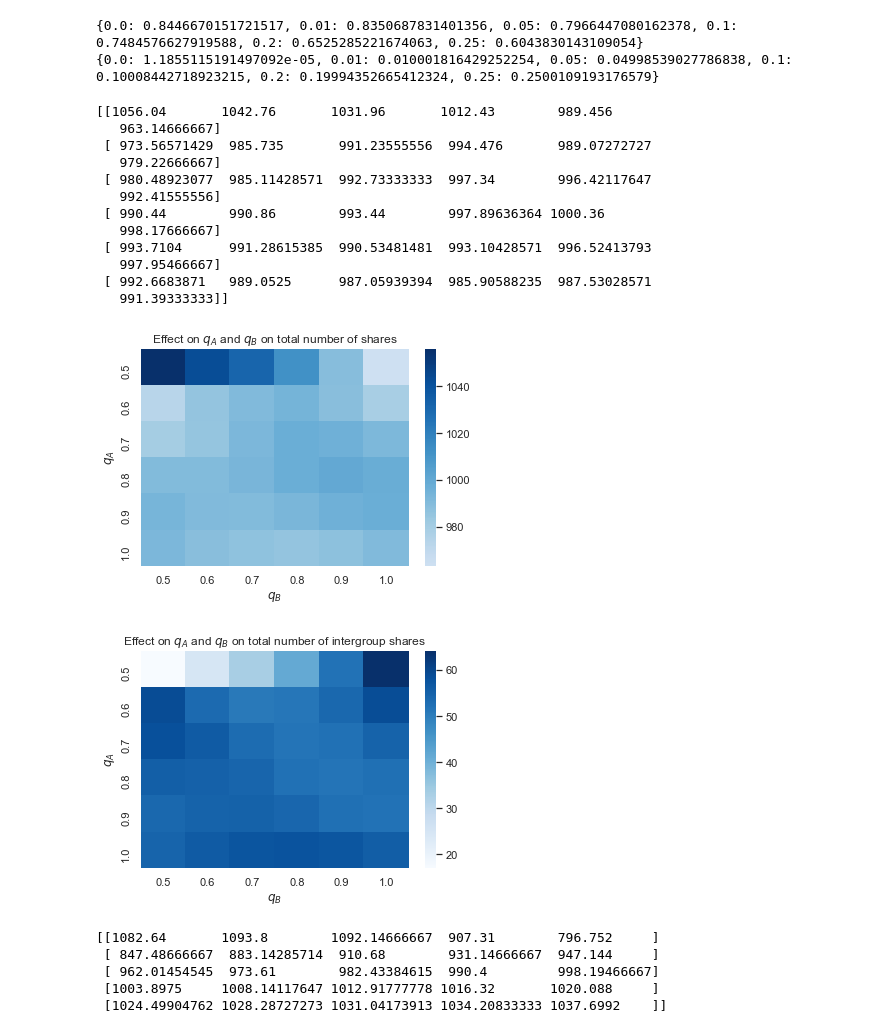
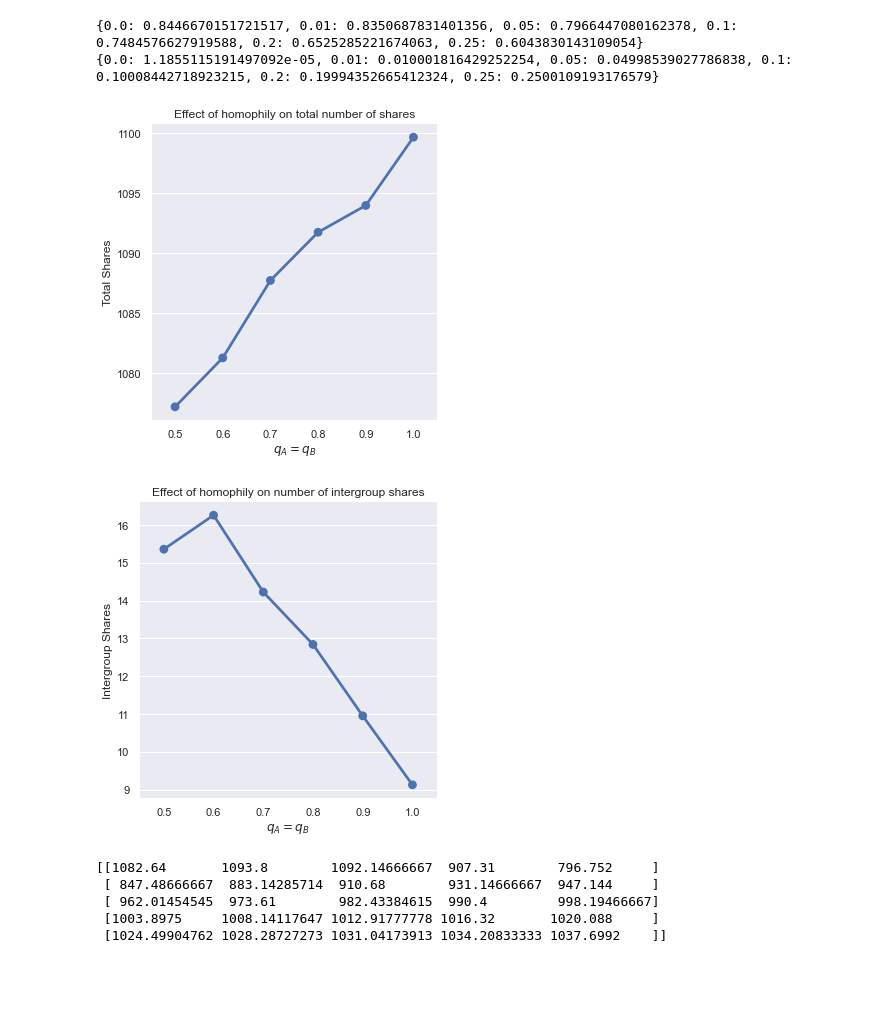
Before and after one commit to jfinocchiaro/long-term-fair-mdps, a Jupyter notebook: political-influence/analysis.ipynb, the cells around one changed output. Saved outputs shown, nothing was run; the diff lists cells and outputs as text; code cells hidden in the pictures; blank space fills up the shorter version.

```diff
--- a/political-influence/analysis.ipynb
+++ b/political-influence/analysis.ipynb
@@ -75,15 +77,20 @@ pof_half = []
 
 for i in range(num_trials):
     #players_in_model_fair, shown_d_fair, click_d_fair, share_d_fair = sims.runModel(theta_fair, T, pi, M, P, beta_dist, v,c,q)
-    players_in_model_fair, shown_d_fair, click_d_fair, share_d_fair, group_one_fair = sims.runModel(theta_fair, T, pi, M, P, beta_dist, v,c,q)
-    players_in_model_opt, shown_d_opt, click_d_opt, share_d_opt, group_one_opt  = sims.runModel(theta_opt, T, pi, M, P, beta_dist, v,c,q)
-    players_in_model_half, shown_d_half, click_d_half, share_d_half, group_one_half  = sims.runModel(theta_half, T, pi, M, P, beta_dist, v,c,q)
+    players_in_model_fair, shown_d_fair, click_d_fair, share_d_fair = sims.runModel(theta_fair, T, pi, M, P, beta_dist, v,c,q)
+    players_in_model_opt, shown_d_opt, click_d_opt, share_d_opt  = sims.runModel(theta_opt, T, pi, M, P, beta_dist, v,c,q)
+    players_in_model_half, shown_d_half, click_d_half, share_d_half  = sims.runModel(theta_half, T, pi, M, P, beta_dist, v,c,q)
+
+    #has extra parameter from update
+    #players_in_model_fair, shown_d_fair, click_d_fair, share_d_fair, group_one_fair = sims.runModel(theta_fair, T, pi, M, P, beta_dist, v,c,q)
+    #players_in_model_opt, shown_d_opt, click_d_opt, share_d_opt, group_one_opt  = sims.runModel(theta_opt, T, pi, M, P, beta_dist, v,c,q)
+    #players_in_model_half, shown_d_half, click_d_half, share_d_half, group_one_half  = sims.runModel(theta_half, T, pi, M, P, beta_dist, v,c,q)
 
     players_list_fair.append(players_in_model_fair + ([0] * (T - len(players_in_model_fair))))
     shown_fair.append(shown_d_fair)
     click_fair.append(click_d_fair)
     share_fair.append(share_d_fair)
-    group_one_player_fair
+    #group_one_player_fair
     pof_fair.append(sum(players_in_model_fair[1:]))
 
     players_list_opt.append(players_in_model_opt + ([0] * (T - len(players_in_model_opt))))
@@ -401,35 +414,33 @@ for k,q_A in enumerate(np.arange(0.5, 1.01, step=st)):
 # %%
 #fig, (ax1,ax2) = plt.subplots(1,2)
 sns.set()
-print(data)
-ax = sns.heatmap(data,cmap="Blues", center=data[2,3], xticklabels=[np.round(x,2) for x in np.arange(0.5, 1.01, step=st)], yticklabels=[np.round(x,2) for x in np.arange(0.5, 1.01, step=st)])
+df = pd.DataFrame({"Total Shares": data, "Intergroup Shares": ig_data, "$q_A = q_B$" : np.round(np.arange(0.5, 1.01, step=st), 2)})
 
-plt.title("Effect on $q_A$ and $q_B$ on total number of shares")
-plt.xlabel("$q_B$")
-plt.ylabel("$q_A$")
-plt.savefig('figures/heatmap_homophily.png')
+ax = sns.factorplot(data = df, x = "$q_A = q_B$", y = "Total Shares")
+plt.title("Effect of homophily on total number of shares")
+plt.savefig('figures/homophily_shares.png')
 plt.show()
 
+ax = sns.factorplot(data = df, x = "$q_A = q_B$", y = "Intergroup Shares")
+plt.title("Effect of homophily on number of intergroup shares")
+plt.savefig('figures/homophily_ig_shares.png')
+plt.show()
 
-sns.set()
-ax = sns.heatmap(ig_data,cmap="Blues", xticklabels=[np.round(x,2) for x in np.arange(0.5, 1.01, step=st)], yticklabels=[np.round(x,2) for x in np.arange(0.5, 1.01, step=st)])
-plt.title("Effect on $q_A$ and $q_B$ on total number of intergroup shares")
-plt.xlabel("$q_B$")
-plt.ylabel("$q_A$")
-plt.savefig('figures/heatmap_homophily_intergroup.png')
-plt.show()
+#ax = sns.heatmap(data,cmap="Blues", center=data[2,3], xticklabels=[np.round(x,2) for x in np.arange(0.5, 1.01, step=st)], yticklabels=[np.round(x,2) for x in np.arange(0.5, 1.01, step=st)])
+#plt.title("Effect on $q_A$ and $q_B$ on total number of shares")
+#plt.xlabel("$q_B$")
+#plt.ylabel("$q_A$")
+#plt.savefig('figures/heatmap_homophily.png')
+#plt.show()
+
+
+#sns.set()
+#ax = sns.heatmap(ig_data,cmap="Blues", xticklabels=[np.round(x,2) for x in np.arange(0.5, 1.01, step=st)], yticklabels=[np.round(x,2) for x in np.arange(0.5, 1.01, step=st)])
+#plt.title("Effect on $q_A$ and $q_B$ on total number of intergroup shares")
+#plt.xlabel("$q_B$")
+#plt.ylabel("$q_A$")
+#plt.savefig('figures/heatmap_homophily_intergroup.png')
+#plt.show()
 # %% [output]
-[[1056.04       1042.76       1031.96       1012.43        989.456
-   963.14666667]
- [ 973.56571429  985.735       991.23555556  994.476       989.07272727
-   979.22666667]
- [ 980.48923077  985.11428571  992.73333333  997.34        996.42117647
-   992.41555556]
- [ 990.44        990.86        993.44        997.89636364 1000.36
-   998.17666667]
- [ 993.7104      991.28615385  990.53481481  993.10428571  996.52413793
-   997.95466667]
- [ 992.6683871   989.0525      987.05939394  985.90588235  987.53028571
-   991.39333333]]
-[figure, old version]
+[figure, new version]
-[figure, old version]
+[figure, new version]
```
Also changed, not shown: parts of 9 cells of this notebook, 20 other files.
